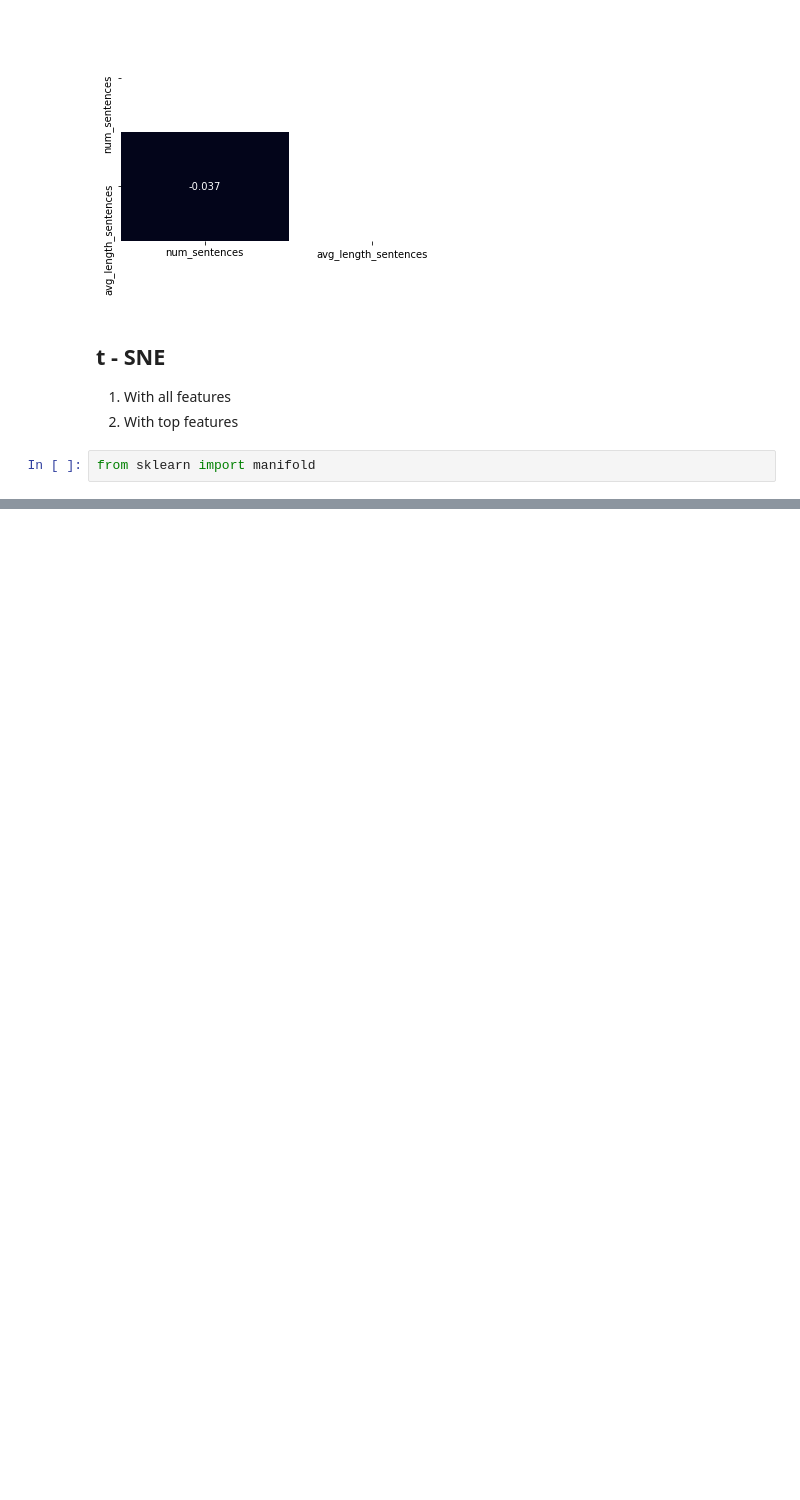
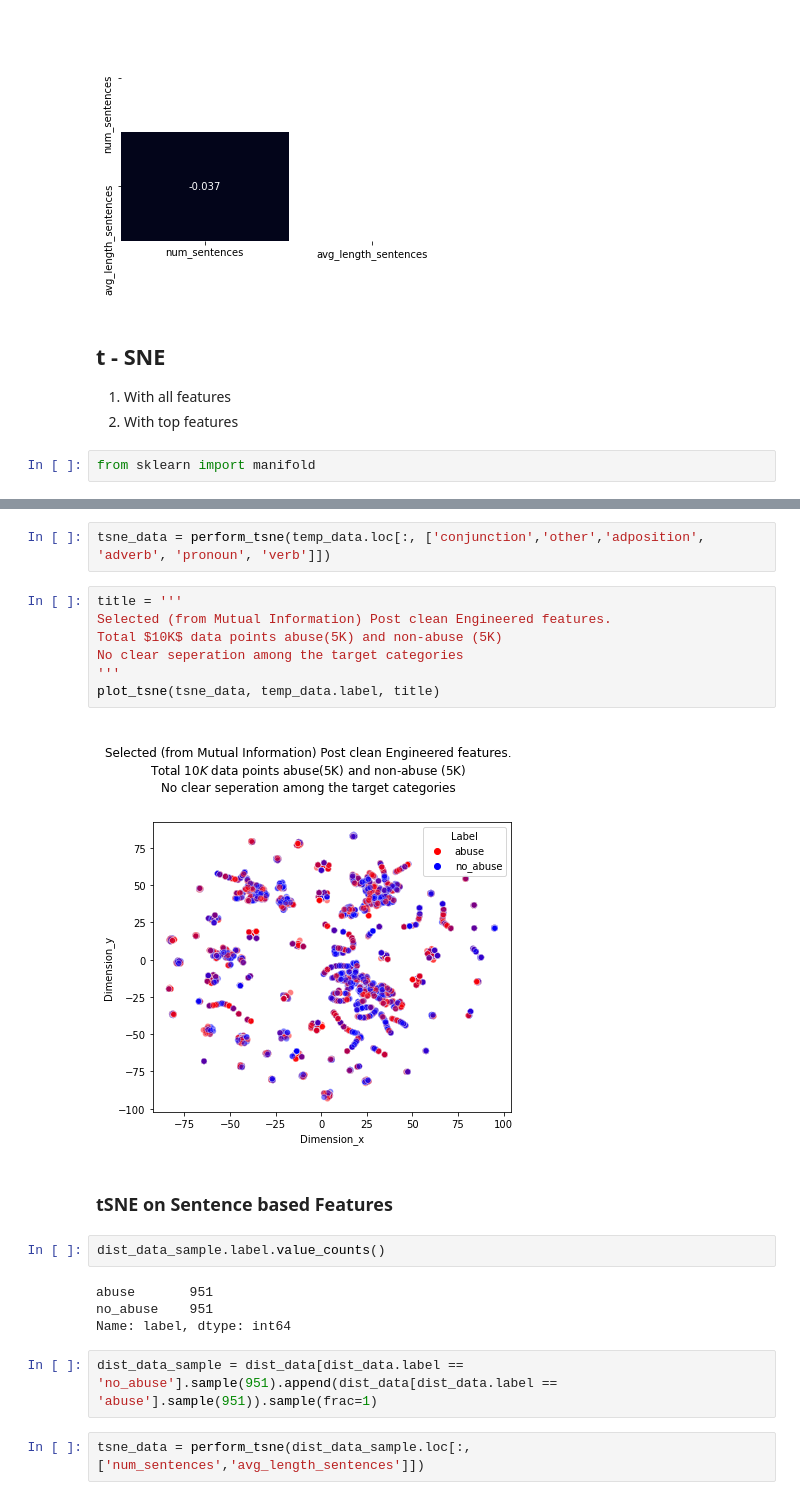
Before and after one commit to gunnerVivek/Abusive-language-detection-in-Online-content, a Jupyter notebook: NoteBooks/post_clean_features_analysis.ipynb, the cells around one changed output, grey strips where cells are left out. Cells and saved outputs as stored; diff of their text form; blank space fills up the shorter version.

```diff
--- a/NoteBooks/post_clean_features_analysis.ipynb
+++ b/NoteBooks/post_clean_features_analysis.ipynb
@@ -408,0 +468,23 @@ plot_tsne(data)
+# %%
+tsne_data = perform_tsne(temp_data.loc[:, ['conjunction','other','adposition', 'adverb', 'pronoun', 'verb']])
+# %%
+title = '''
+Selected (from Mutual Information) Post clean Engineered features.
+Total $10K$ data points abuse(5K) and non-abuse (5K)
+No clear seperation among the target categories
+'''
+plot_tsne(tsne_data, temp_data.label, title)
+# %% [output]
+[figure, added]
+# %% [markdown]
+### tSNE on Sentence based Features
+# %%
+dist_data_sample.label.value_counts()
+# %% [output]
+abuse       951
+no_abuse    951
+Name: label, dtype: int64
+# %%
+dist_data_sample = dist_data[dist_data.label == 'no_abuse'].sample(951).append(dist_data[dist_data.label == 'abuse'].sample(951)).sample(frac=1)
+# %%
+tsne_data = perform_tsne(dist_data_sample.loc[:, ['num_sentences','avg_length_sentences']])
```
Also changed, not shown: parts of 22 cells of this notebook, 1 other file.
